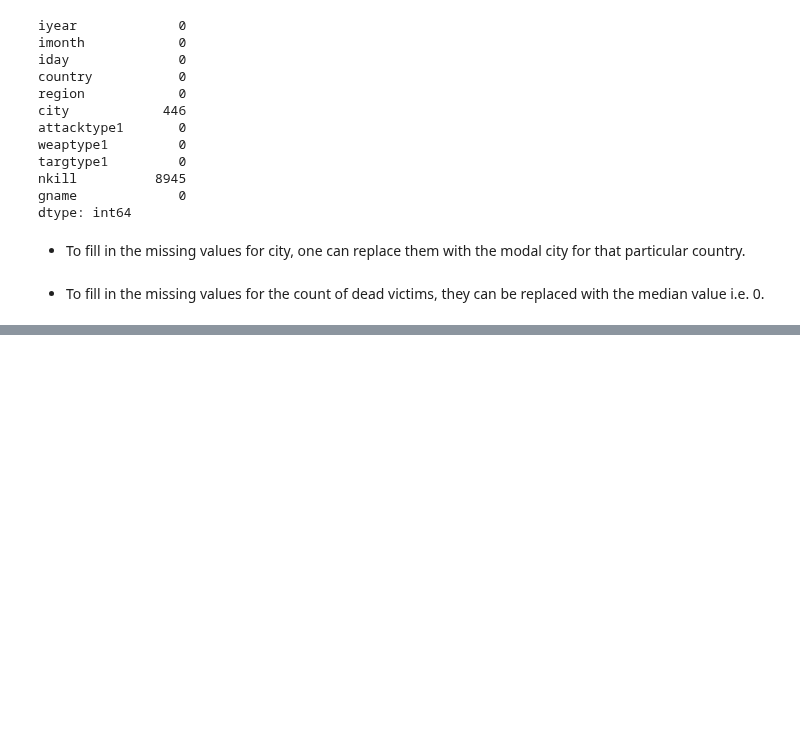
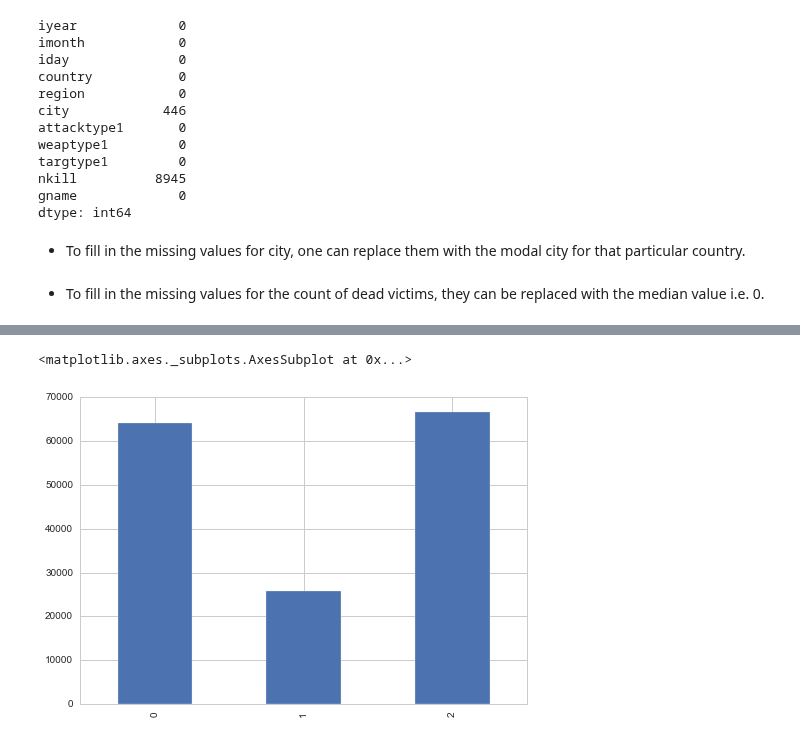
Before and after one commit to keshavramaswamy/ipython-notebooks, a Jupyter notebook: gtd_terror_analysis.ipynb, the cells around one changed output, grey strips where cells are left out. Cells and saved outputs as stored; diff of their text form; code cells hidden in the pictures; blank space fills up the shorter version.

```diff
--- a/gtd_terror_analysis.ipynb
+++ b/gtd_terror_analysis.ipynb
@@ -303,0 +326,19 @@ df_gtd.city = list_cities
+# %%
+list_years = df_gtd.iyear.unique()
+map_years = {}
+for year in list_years:
+    if year < 1997:
+        map_years[year] = 0
+    elif year >= 1997 and year <= 2008:
+        map_years[year] = 1
+    else:
+        map_years[year] = 2
+categ_years = list()
+for year in df_gtd.iyear:
+    categ_years.append(map_years[year])
+df_gtd['year_cat'] = categ_years
+# %%
+df_gtd.year_cat.value_counts().sort_index().plot(kind='bar')
+# %% [output]
+<matplotlib.axes._subplots.AxesSubplot at 0x...>
+[figure, added]
```
Also changed, not shown: parts of 17 cells of this notebook.
